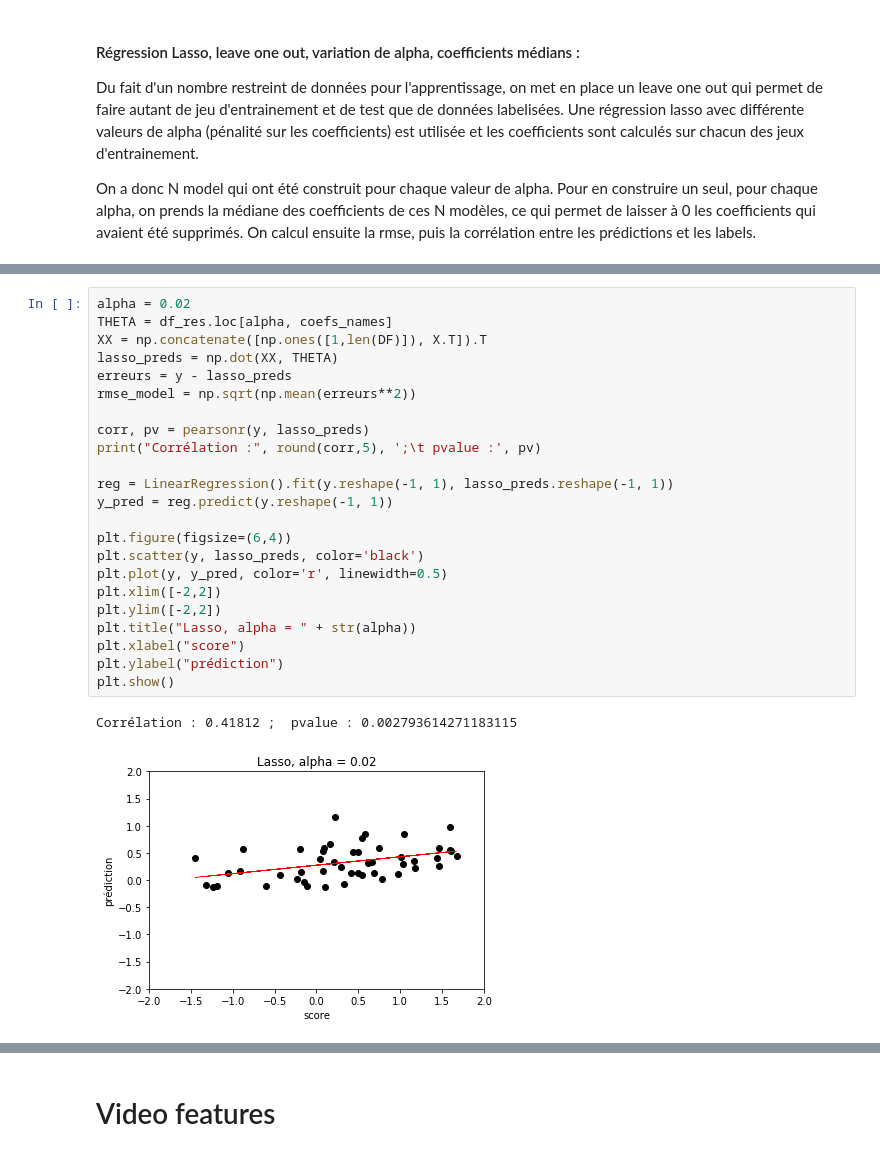
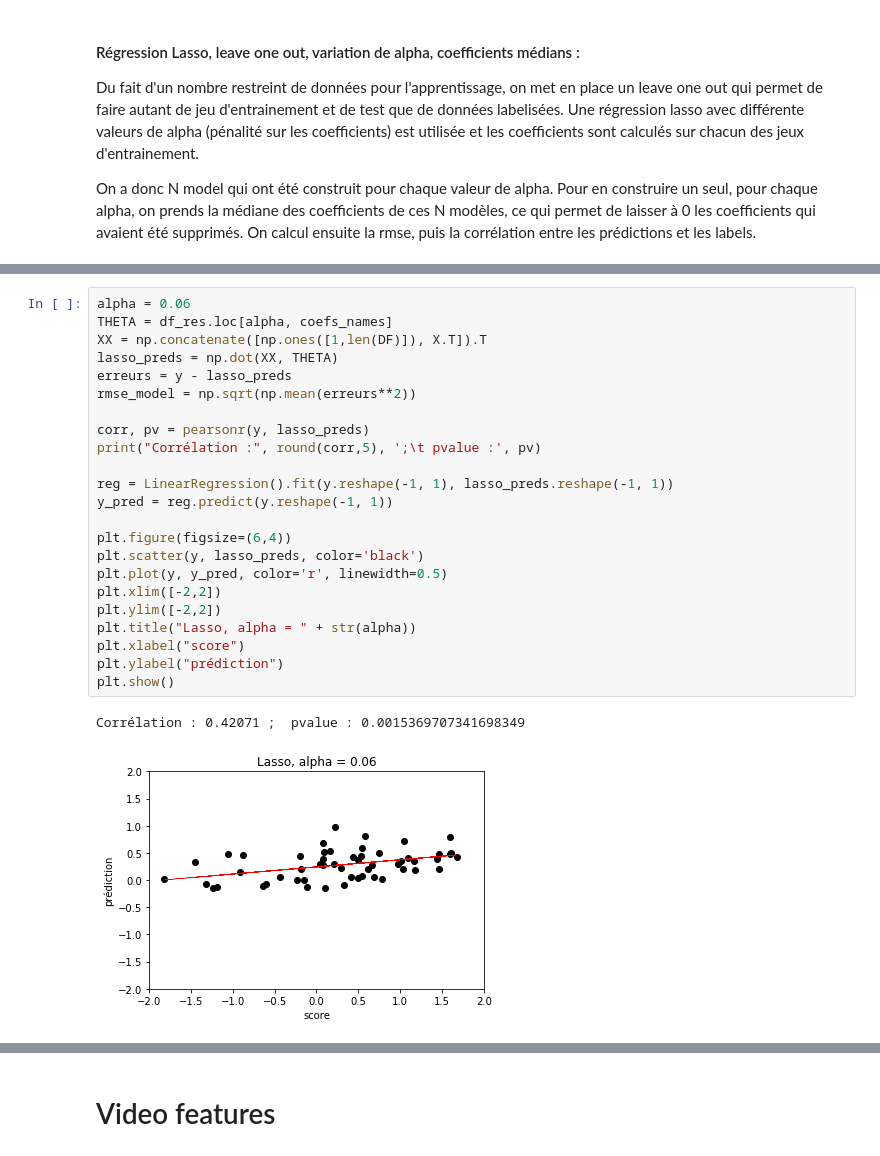
Before and after one commit to vincentnam/Project-Archean, a Jupyter notebook: ChallengeM2SID_2019.ipynb, the cells around one changed output, grey strips where cells are left out. Drawn from its saved outputs; the diff is of its cells as text.

```diff
--- a/ChallengeM2SID_2019.ipynb
+++ b/ChallengeM2SID_2019.ipynb
@@ -1467,26 +1512,26 @@ df_res
 # %%
-alpha = 0.02
+alpha = 0.06
 THETA = df_res.loc[alpha, coefs_names]
 XX = np.concatenate([np.ones([1,len(DF)]), X.T]).T
 lasso_preds = np.dot(XX, THETA)
 erreurs = y - lasso_preds
 rmse_model = np.sqrt(np.mean(erreurs**2))
 
 corr, pv = pearsonr(y, lasso_preds)
 print("Corrélation :", round(corr,5), ';\t pvalue :', pv)
 
 reg = LinearRegression().fit(y.reshape(-1, 1), lasso_preds.reshape(-1, 1))
 y_pred = reg.predict(y.reshape(-1, 1))
 
 plt.figure(figsize=(6,4))
 plt.scatter(y, lasso_preds, color='black')
 plt.plot(y, y_pred, color='r', linewidth=0.5)
 plt.xlim([-2,2])
 plt.ylim([-2,2])
 plt.title("Lasso, alpha = " + str(alpha))
 plt.xlabel("score")
 plt.ylabel("prédiction")
 plt.show()
 # %% [output]
-Corrélation : 0.41812 ;  pvalue : 0.002793614271183115
+Corrélation : 0.42071 ;  pvalue : 0.0015369707341698349
-[figure, old version]
+[figure, new version]
```
Also changed, not shown: parts of 53 cells of this notebook.
